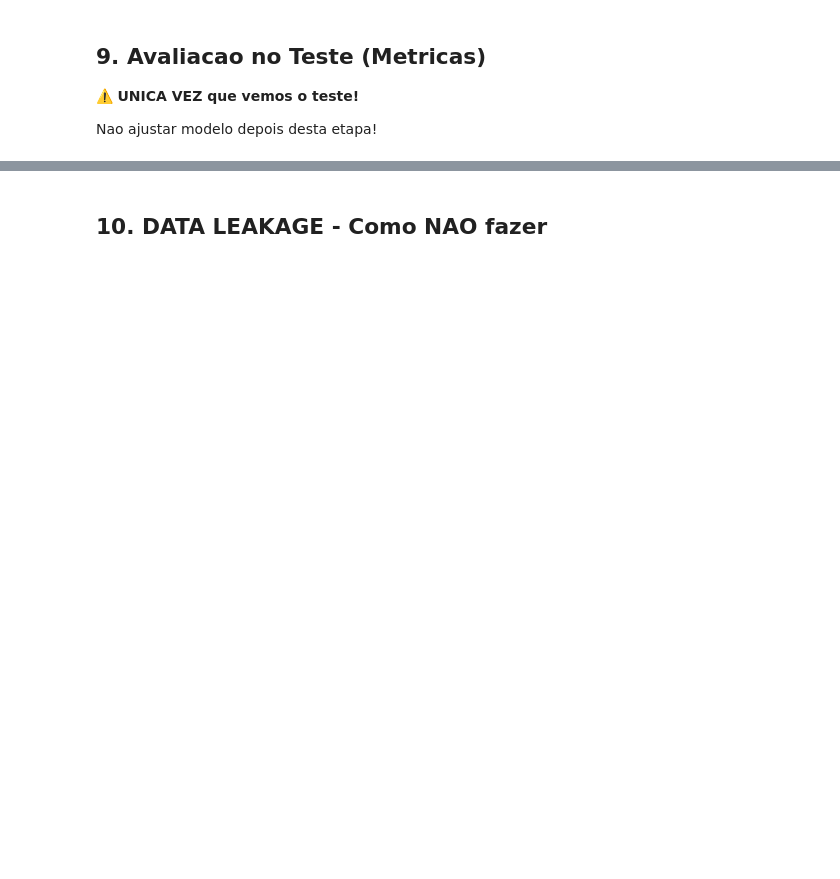
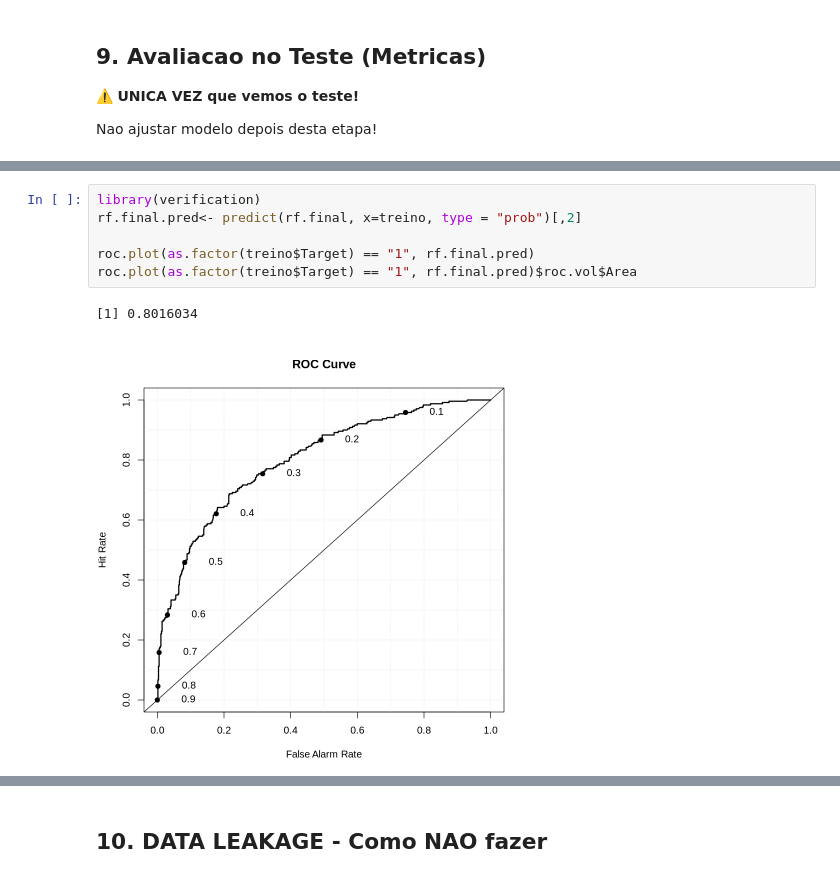
Before and after one commit to caiohamamura/reveal-cpvbcdd-202501, a Jupyter notebook: ciencia-dados/notebooks/aula-09-projeto-completo.ipynb, the cells around one changed output, grey strips where cells are left out. Cells and saved outputs as stored; diff of their text form; blank space fills up the shorter version.

```diff
--- a/ciencia-dados/notebooks/aula-09-projeto-completo.ipynb
+++ b/ciencia-dados/notebooks/aula-09-projeto-completo.ipynb
@@ -196,0 +494,9 @@ cat("F1 Score:", f1$.estimate, "\n")
+# %%
+library(verification)
+rf.final.pred<- predict(rf.final, x=treino, type = "prob")[,2]
+
+roc.plot(as.factor(treino$Target) == "1", rf.final.pred)
+roc.plot(as.factor(treino$Target) == "1", rf.final.pred)$roc.vol$Area
+# %% [output]
+[1] 0.8016034
+[figure, added]
```
Also changed, not shown: parts of 21 cells of this notebook.
